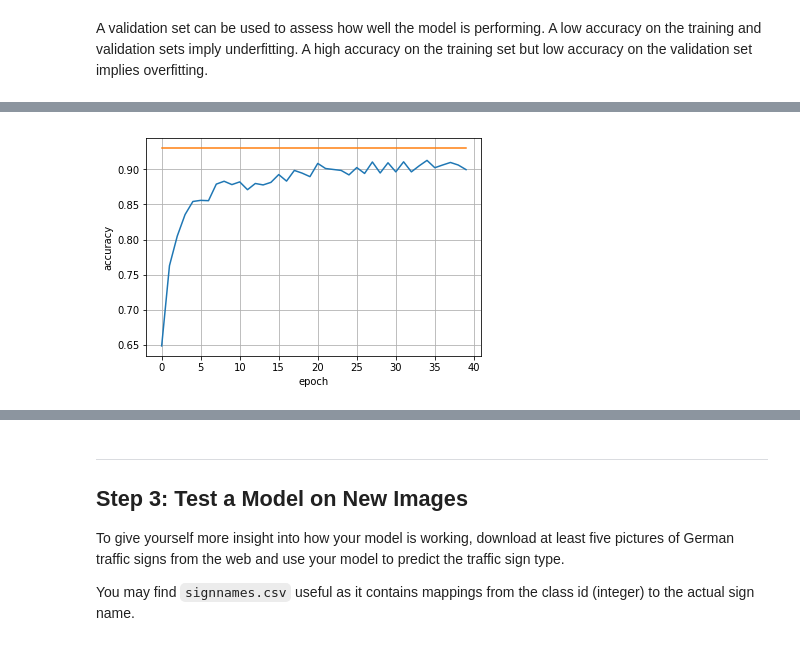
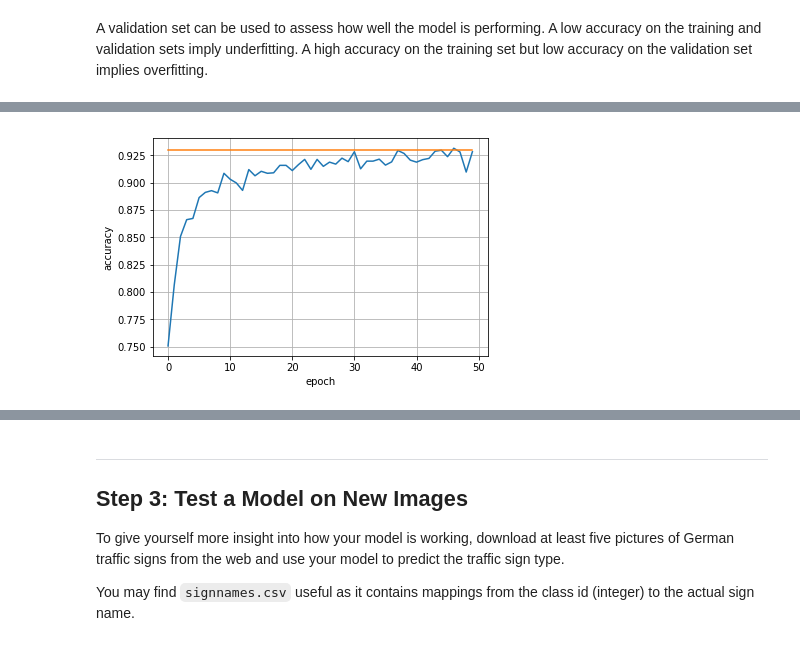
Before and after one commit to hkube/CarND-Traffic-Sign-Classifier-Project, a Jupyter notebook: Traffic_Sign_Classifier_1.ipynb, the cells around one changed output, grey strips where cells are left out. Drawn from its saved outputs; the diff is of its cells as text; code cells hidden in the pictures.

Commit message:
Tuning + variable learn rate and keep probability

```diff
--- a/Traffic_Sign_Classifier_1.ipynb
+++ b/Traffic_Sign_Classifier_1.ipynb
@@ -206,11 +206,9 @@ X_test.shape: (12630, 32, 32, 1)
 ### Feel free to use as many code cells as needed.
 import tensorflow as tf
 
-def TrafficSignClassifier(x):
+def TrafficSignClassifier(x, keep_prob=1.0):
     # Argument for tf.truncated_normal
     sigma = 0.1
-    keep_prob1 = 0.7
-    keep_prob2 = keep_prob1
 
     # Declare the weights and biases
     W=[None for i in range(5)]
@@ -226,7 +224,7 @@ def TrafficSignClassifier(x):
     o1 = tf.nn.relu(o1)
 
     # Dropout
-    o1 = tf.nn.dropout(o1, keep_prob1)
+    o1 = tf.nn.dropout(o1, keep_prob)
 
     # Pooling: input 28x28x6, output 14x14x6
     o1 = tf.nn.max_pool(o1, [1,2,2,1], [1,2,2,1], 'VALID')
@@ -241,7 +239,7 @@ def TrafficSignClassifier(x):
     o2 = tf.nn.relu(o2)
 
     # Dropout
-    o2 = tf.nn.dropout(o2, keep_prob2)
+    o2 = tf.nn.dropout(o2, keep_prob)
 
     # Pooling: input 10x10x32, output 5x5x32
     o2 = tf.nn.max_pool(o2, [1,2,2,1], [1,2,2,1], 'VALID')
@@ -298,8 +296,13 @@ sets imply underfitting. A high accuracy on the training set but low accuracy on
 ### Feel free to use as many code cells as needed.
 import sklearn.utils
 
+keep_prob = 0.7
+KEEP_PROB_MAX = 1.0
+KEEP_PROB_MIN = 0.5
 rate = 0.0003 #0.001
-EPOCHS = 40 #10
+RATE_MAX = 0.001
+RATE_MIN = 0.0001
+EPOCHS = 50 #10
 BATCH_SIZE = 64 #128
 accuracy_train = np.zeros(EPOCHS)
 accuracy_valid = np.zeros(EPOCHS)
@@ -309,7 +312,7 @@ x = tf.placeholder(tf.float32, (None, 32, 32, 1))
 y = tf.placeholder(tf.int32, (None))
 one_hot_y = tf.one_hot(y, 43)
 
-logits = TrafficSignClassifier(x)
+logits = TrafficSignClassifier(x, keep_prob=keep_prob)
 cross_entropy = tf.nn.softmax_cross_entropy_with_logits(labels=one_hot_y, logits=logits)
 loss_operation = tf.reduce_mean(cross_entropy)
 optimizer = tf.train.AdamOptimizer(learning_rate = rate)
@@ -334,8 +337,12 @@ with tf.Session() as sess:
     sess.run(tf.global_variables_initializer())
     num_examples = len(X_train)
 
+    keep_prob_step = (KEEP_PROB_MAX - KEEP_PROB_MIN) / EPOCHS
+    rate_step = (RATE_MAX - RATE_MIN) / EPOCHS
+    rate = RATE_MAX
+    keep_prob = KEEP_PROB_MIN
+
     print("Training...")
-#    print()
     for i in range(EPOCHS):
         X_train, y_train = sklearn.utils.shuffle(X_train, y_train)
         for offset in range(0, num_examples, BATCH_SIZE):
@@ -346,10 +353,9 @@ with tf.Session() as sess:
         validation_accuracy = evaluate(X_valid, y_valid)
 #        accuracy_train[i] = validation_accuracy
         accuracy_valid[i] = validation_accuracy
-        print("EPOCH [{}] ... Validation accuracy = {:.3f}".format(i+1, validation_accuracy))
-#        print("EPOCH [{}] ...".format(i+1))
-#        print("Validation accuracy = {:.3f}".format(validation_accuracy))
-#        print()
+        print("EPOCH [{}] ... rate: {:.5f} keep: {:.3f} Validation accuracy = {:.3f}".format(i+1, rate, keep_prob, validation_accuracy))
+        rate -= rate_step
+        keep_prob += keep_prob_step
 
     saver.save(sess, './TrafSignClass')
     print("Model saved")
@@ -383,2 +389,2 @@ EPOCH [40] ... Validation accuracy = 0.900
 Model saved
-[figure, old version]
+[figure, new version]
```
Also changed, not shown: parts of 2 cells of this notebook.
